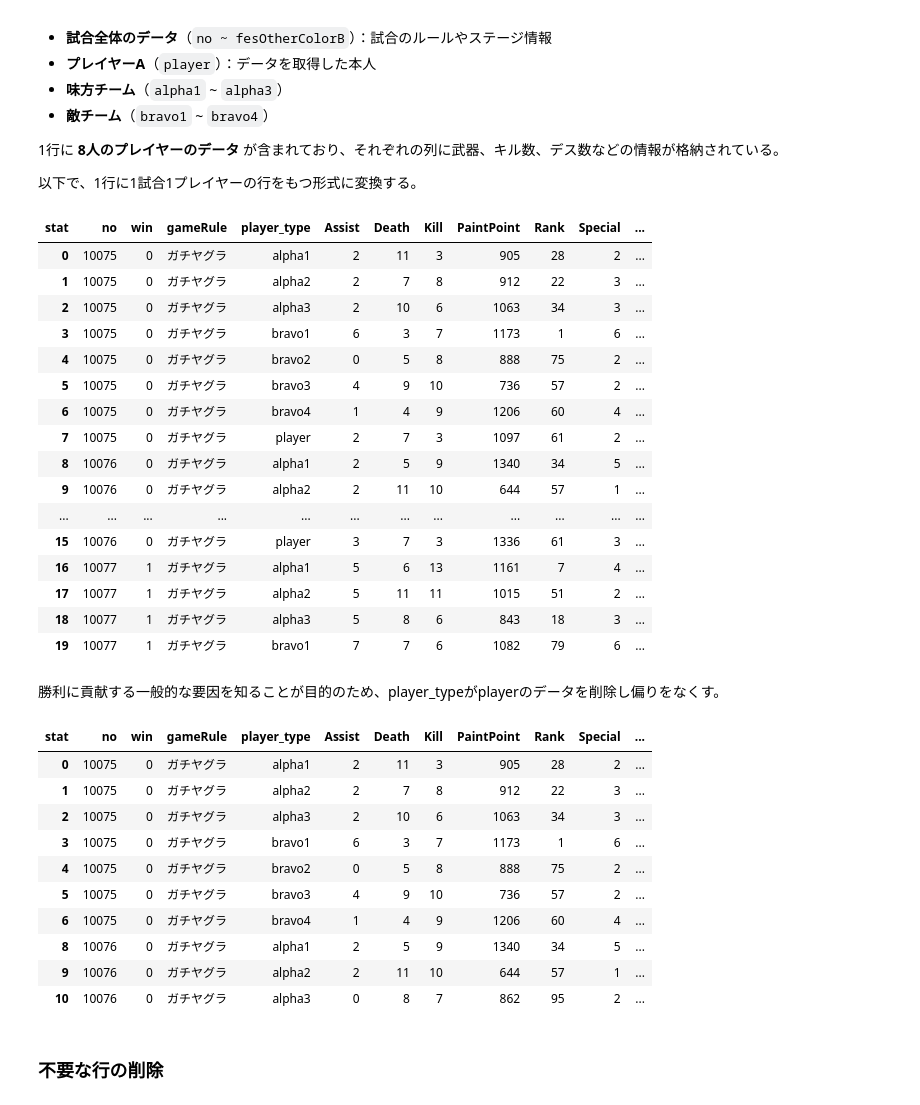
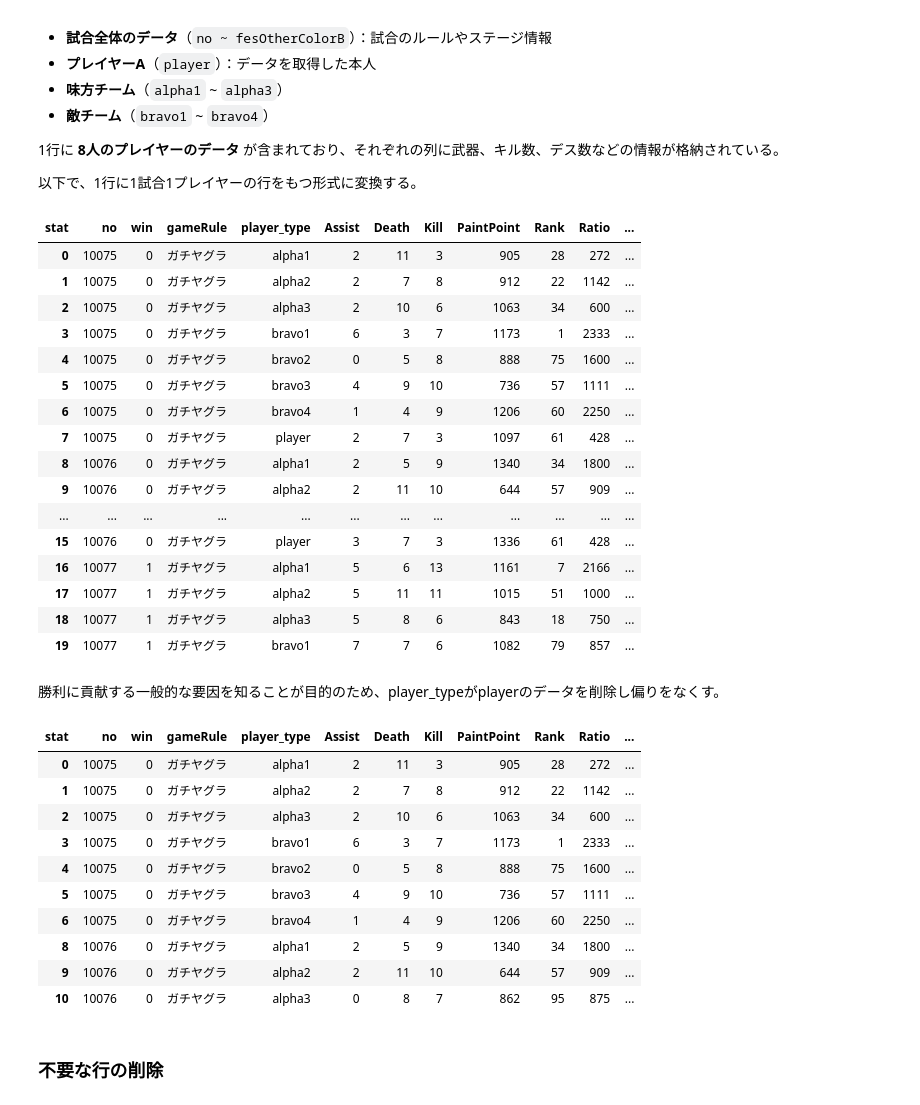
Before and after one commit to cu0001/splatoon-match-analysis, a Jupyter notebook: analyze_splatoon_playdata.ipynb, the cells around one changed output. Saved outputs shown, nothing was run; the diff lists cells and outputs as text; code cells hidden in the pictures.

```diff
--- a/analyze_splatoon_playdata.ipynb
+++ b/analyze_splatoon_playdata.ipynb
@@ -13,7 +13,7 @@ from sklearn.metrics import accuracy_score, classification_report
 ## データの読み込み
 # %%
 # プレイデータの読み込み
-data = pd.read_csv("ikaWidgetCSV.csv", dtype=str, low_memory=False)
+data = pd.read_csv("data/ikaWidgetCSV.csv", dtype=str, low_memory=False)
 
 data.head()
 # %% [output]
@@ -244,8 +253,8 @@ drop_columns = [
     'fesMyTheme', 'fesMyThemeKey', 'fesOtherTheme', 'fesOtherThemeKey', 'fesMyColorR', 'fesMyColorG',
     'fesMyColorB', 'fesOtherColorR', 'fesOtherColorG', 'fesOtherColorB',
     'Name', 'udemaeName', 'SPlusNumber', 'UdemaeIsX', 'UdemaeIsReached',
-    'IsCrown', 'StarRank', 'Ratio', 'AllKill', 'SortScore',
-    'FesGrade', 'FesGradeName', 'WeaponID', 'WeaponName', 'WeaponSpecialID', 'WeaponSpecialName',
+    'IsCrown', 'AllKill', 'SortScore',
+    'FesGrade', 'FesGradeName', 'WeaponName', 'WeaponSpecialID', 'WeaponSpecialName',
     'WeaponSubID', 'WeaponSubName', 'HeadID', 'HeadName', 'HeadRarity', 'HeadKind', 'HeadBrandID',
     'HeadBrandName', 'HeadBrandFrequentSkillID', 'HeadBrandFrequentSkillName', 'HeadSkillID', 'HeadSkillName',
     'HeadSub1SkillID', 'HeadSub1SkillName', 'HeadSub2SkillID', 'HeadSub2SkillName', 'HeadSub3SkillID', 'HeadSub3SkillName',
@@ -255,7 +264,7 @@ drop_columns = [
     'ShoesID', 'ShoesName', 'ShoesRarity', 'ShoesKind', 'ShoesBrandID', 'ShoesBrandName', 'ShoesBrandFrequentSkillID',
     'ShoesBrandFrequentSkillName', 'ShoesSkillID', 'ShoesSkillName', 'ShoesSub1SkillID', 'ShoesSub1SkillName',
     'ShoesSub2SkillID', 'ShoesSub2SkillName', 'ShoesSub3SkillID', 'ShoesSub3SkillName',
-    'Unnamed: 637', 'Unnamed: 638', "PrincipalID"
+    'Unnamed: 637', 'Unnamed: 638', "PrincipalID", "Udemae"
 ]
 
 # drop_columns に含まれる文字列を含むカラムを削除
@@ -285,49 +294,49 @@ print(list(data_dropped.columns))
 # %%
 # 列名をアンダースコアで区切る形式に変換
 data_renamed = data_dropped.rename(columns=lambda x: x.replace("player", "player_")
                                     .replace("alpha1", "alpha1_")
                                     .replace("alpha2", "alpha2_")
                                     .replace("alpha3", "alpha3_")
                                     .replace("bravo1", "bravo1_")
                                     .replace("bravo2", "bravo2_")
                                     .replace("bravo3", "bravo3_")
                                     .replace("bravo4", "bravo4_"))
 
 # 統一したい列名に共通して含まれる単語リスト
-common_columns = ["Rank", "Udemae", "Kill", "Death", "Assist", "Special", "PaintPoint"]
+common_columns = ["Rank", "StarRank", "Kill", "Death", "Assist", "Special", "PaintPoint", "Ratio", "WeaponID"]
 
 # 縦長データに変換
 id_vars = ["no", "win", "gameRule"]
 value_vars = [col for col in data_renamed.columns if any(stub in col for stub in common_columns)]
 
 melted_data = data_renamed.melt(id_vars=id_vars, value_vars=value_vars, var_name="player_stat", value_name="value")
 
 # player_stat を player_type と stat に分割
 melted_data[['player_type', 'stat']] = melted_data['player_stat'].str.extract(r'^(player|alpha\d|bravo\d)_(.+)$')
 
 # データをpivot
 long_data = melted_data.pivot(index=['no', 'win', 'gameRule', 'player_type'], columns='stat', values='value').reset_index()
 
 # 結果を確認
 long_data.head(20)
 # %% [output]
-| stat | no | win | gameRule | player_type | Assist | Death | Kill | PaintPoint | Rank | Special | ... |
-| 0 | 10075 | 0 | ガチヤグラ | alpha1 | 2 | 11 | 3 | 905 | 28 | 2 | ... |
-| 1 | 10075 | 0 | ガチヤグラ | alpha2 | 2 | 7 | 8 | 912 | 22 | 3 | ... |
-| 2 | 10075 | 0 | ガチヤグラ | alpha3 | 2 | 10 | 6 | 1063 | 34 | 3 | ... |
-| 3 | 10075 | 0 | ガチヤグラ | bravo1 | 6 | 3 | 7 | 1173 | 1 | 6 | ... |
-| 4 | 10075 | 0 | ガチヤグラ | bravo2 | 0 | 5 | 8 | 888 | 75 | 2 | ... |
-| 5 | 10075 | 0 | ガチヤグラ | bravo3 | 4 | 9 | 10 | 736 | 57 | 2 | ... |
-| 6 | 10075 | 0 | ガチヤグラ | bravo4 | 1 | 4 | 9 | 1206 | 60 | 4 | ... |
-| 7 | 10075 | 0 | ガチヤグラ | player | 2 | 7 | 3 | 1097 | 61 | 2 | ... |
-| 8 | 10076 | 0 | ガチヤグラ | alpha1 | 2 | 5 | 9 | 1340 | 34 | 5 | ... |
-| 9 | 10076 | 0 | ガチヤグラ | alpha2 | 2 | 11 | 10 | 644 | 57 | 1 | ... |
+| stat | no | win | gameRule | player_type | Assist | Death | Kill | PaintPoint | Rank | Ratio | ... |
+| 0 | 10075 | 0 | ガチヤグラ | alpha1 | 2 | 11 | 3 | 905 | 28 | 272 | ... |
+| 1 | 10075 | 0 | ガチヤグラ | alpha2 | 2 | 7 | 8 | 912 | 22 | 1142 | ... |
+| 2 | 10075 | 0 | ガチヤグラ | alpha3 | 2 | 10 | 6 | 1063 | 34 | 600 | ... |
+| 3 | 10075 | 0 | ガチヤグラ | bravo1 | 6 | 3 | 7 | 1173 | 1 | 2333 | ... |
+| 4 | 10075 | 0 | ガチヤグラ | bravo2 | 0 | 5 | 8 | 888 | 75 | 1600 | ... |
+| 5 | 10075 | 0 | ガチヤグラ | bravo3 | 4 | 9 | 10 | 736 | 57 | 1111 | ... |
+| 6 | 10075 | 0 | ガチヤグラ | bravo4 | 1 | 4 | 9 | 1206 | 60 | 2250 | ... |
+| 7 | 10075 | 0 | ガチヤグラ | player | 2 | 7 | 3 | 1097 | 61 | 428 | ... |
+| 8 | 10076 | 0 | ガチヤグラ | alpha1 | 2 | 5 | 9 | 1340 | 34 | 1800 | ... |
+| 9 | 10076 | 0 | ガチヤグラ | alpha2 | 2 | 11 | 10 | 644 | 57 | 909 | ... |
 | ... | ... | ... | ... | ... | ... | ... | ... | ... | ... | ... | ... |
-| 15 | 10076 | 0 | ガチヤグラ | player | 3 | 7 | 3 | 1336 | 61 | 3 | ... |
-| 16 | 10077 | 1 | ガチヤグラ | alpha1 | 5 | 6 | 13 | 1161 | 7 | 4 | ... |
-| 17 | 10077 | 1 | ガチヤグラ | alpha2 | 5 | 11 | 11 | 1015 | 51 | 2 | ... |
-| 18 | 10077 | 1 | ガチヤグラ | alpha3 | 5 | 8 | 6 | 843 | 18 | 3 | ... |
-| 19 | 10077 | 1 | ガチヤグラ | bravo1 | 7 | 7 | 6 | 1082 | 79 | 6 | ... |
+| 15 | 10076 | 0 | ガチヤグラ | player | 3 | 7 | 3 | 1336 | 61 | 428 | ... |
+| 16 | 10077 | 1 | ガチヤグラ | alpha1 | 5 | 6 | 13 | 1161 | 7 | 2166 | ... |
+| 17 | 10077 | 1 | ガチヤグラ | alpha2 | 5 | 11 | 11 | 1015 | 51 | 1000 | ... |
+| 18 | 10077 | 1 | ガチヤグラ | alpha3 | 5 | 8 | 6 | 843 | 18 | 750 | ... |
+| 19 | 10077 | 1 | ガチヤグラ | bravo1 | 7 | 7 | 6 | 1082 | 79 | 857 | ... |
 # %% [markdown]
 勝利に貢献する一般的な要因を知ることが目的のため、player_typeがplayerのデータを削除し偏りをなくす。
 # %%
@@ -335,17 +344,17 @@ long_data_dropped = long_data[long_data["player_type"] != "player"]
 
 long_data_dropped.head(10)
 # %% [output]
-| stat | no | win | gameRule | player_type | Assist | Death | Kill | PaintPoint | Rank | Special | ... |
-| 0 | 10075 | 0 | ガチヤグラ | alpha1 | 2 | 11 | 3 | 905 | 28 | 2 | ... |
-| 1 | 10075 | 0 | ガチヤグラ | alpha2 | 2 | 7 | 8 | 912 | 22 | 3 | ... |
-| 2 | 10075 | 0 | ガチヤグラ | alpha3 | 2 | 10 | 6 | 1063 | 34 | 3 | ... |
-| 3 | 10075 | 0 | ガチヤグラ | bravo1 | 6 | 3 | 7 | 1173 | 1 | 6 | ... |
-| 4 | 10075 | 0 | ガチヤグラ | bravo2 | 0 | 5 | 8 | 888 | 75 | 2 | ... |
-| 5 | 10075 | 0 | ガチヤグラ | bravo3 | 4 | 9 | 10 | 736 | 57 | 2 | ... |
-| 6 | 10075 | 0 | ガチヤグラ | bravo4 | 1 | 4 | 9 | 1206 | 60 | 4 | ... |
-| 8 | 10076 | 0 | ガチヤグラ | alpha1 | 2 | 5 | 9 | 1340 | 34 | 5 | ... |
-| 9 | 10076 | 0 | ガチヤグラ | alpha2 | 2 | 11 | 10 | 644 | 57 | 1 | ... |
-| 10 | 10076 | 0 | ガチヤグラ | alpha3 | 0 | 8 | 7 | 862 | 95 | 2 | ... |
+| stat | no | win | gameRule | player_type | Assist | Death | Kill | PaintPoint | Rank | Ratio | ... |
+| 0 | 10075 | 0 | ガチヤグラ | alpha1 | 2 | 11 | 3 | 905 | 28 | 272 | ... |
+| 1 | 10075 | 0 | ガチヤグラ | alpha2 | 2 | 7 | 8 | 912 | 22 | 1142 | ... |
+| 2 | 10075 | 0 | ガチヤグラ | alpha3 | 2 | 10 | 6 | 1063 | 34 | 600 | ... |
+| 3 | 10075 | 0 | ガチヤグラ | bravo1 | 6 | 3 | 7 | 1173 | 1 | 2333 | ... |
+| 4 | 10075 | 0 | ガチヤグラ | bravo2 | 0 | 5 | 8 | 888 | 75 | 1600 | ... |
+| 5 | 10075 | 0 | ガチヤグラ | bravo3 | 4 | 9 | 10 | 736 | 57 | 1111 | ... |
+| 6 | 10075 | 0 | ガチヤグラ | bravo4 | 1 | 4 | 9 | 1206 | 60 | 2250 | ... |
+| 8 | 10076 | 0 | ガチヤグラ | alpha1 | 2 | 5 | 9 | 1340 | 34 | 1800 | ... |
+| 9 | 10076 | 0 | ガチヤグラ | alpha2 | 2 | 11 | 10 | 644 | 57 | 909 | ... |
+| 10 | 10076 | 0 | ガチヤグラ | alpha3 | 0 | 8 | 7 | 862 | 95 | 875 | ... |
 # %% [markdown]
 ### 不要な行の削除
 # %%
```
Also changed, not shown: parts of 22 cells of this notebook.
